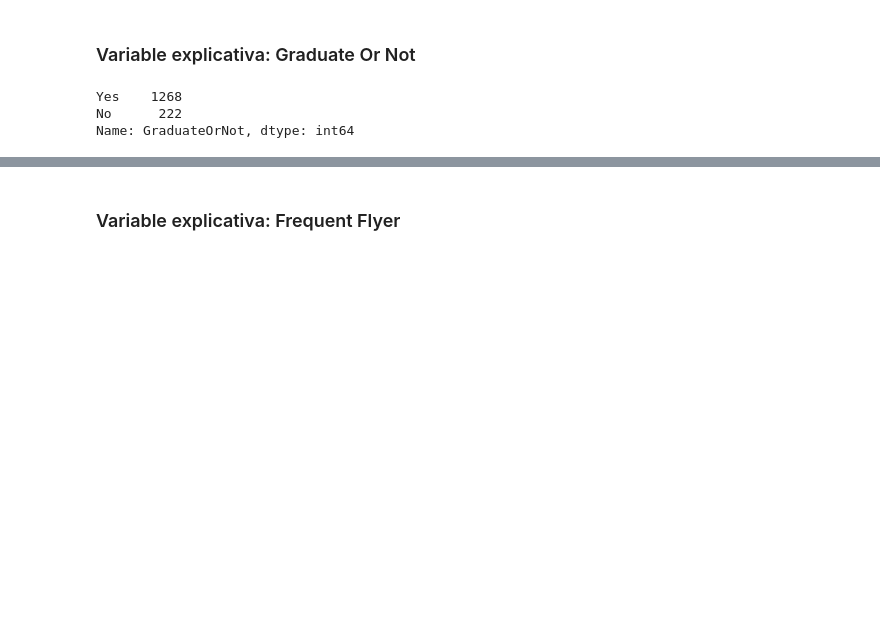
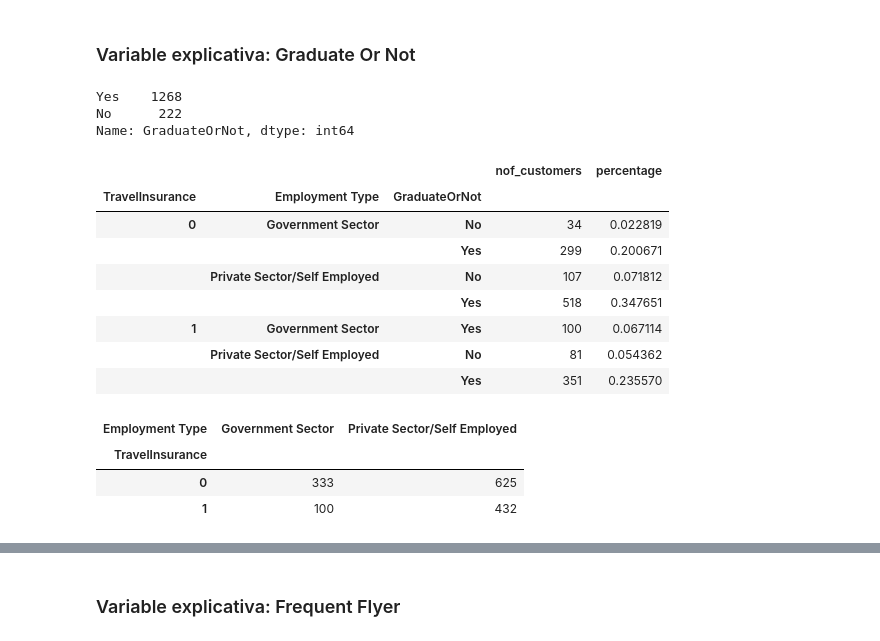
Before and after one commit to PamelaPairo/aprendizaje_supervisado, a Jupyter notebook: TP Aprendizaje Supervisado.ipynb, the cells around one changed output, grey strips where cells are left out. Cells and saved outputs as stored; diff of their text form; code cells hidden in the pictures; blank space fills up the shorter version.

```diff
--- a/TP Aprendizaje Supervisado.ipynb
+++ b/TP Aprendizaje Supervisado.ipynb
@@ -217,3 +218,29 @@ df_train["GraduateOrNot"].value_counts()
 Yes    1268
 No      222
 Name: GraduateOrNot, dtype: int64
+# %%
+(
+    df_train[["TravelInsurance", "Employment Type", "GraduateOrNot", "Customer"]]
+        .groupby(["TravelInsurance", "Employment Type", "GraduateOrNot"])
+        .agg(
+            nof_customers=("Customer", "count"),
+            percentage=("Customer", lambda group: len(group) / len(df_train))
+        )
+)
+# %% [output]
+|  |  |  | nof_customers | percentage |
+| TravelInsurance | Employment Type | GraduateOrNot |  |  |
+| 0 | Government Sector | No | 34 | 0.022819 |
+|  |  | Yes | 299 | 0.200671 |
+|  | Private Sector/Self Employed | No | 107 | 0.071812 |
+|  |  | Yes | 518 | 0.347651 |
+| 1 | Government Sector | Yes | 100 | 0.067114 |
+|  | Private Sector/Self Employed | No | 81 | 0.054362 |
+|  |  | Yes | 351 | 0.235570 |
+# %%
+pd.crosstab(df_train["TravelInsurance"], df_train["Employment Type"])
+# %% [output]
+| Employment Type | Government Sector | Private Sector/Self Employed |
+| TravelInsurance |  |  |
+| 0 | 333 | 625 |
+| 1 | 100 | 432 |
```
Also changed, not shown: parts of 7 cells of this notebook, 1 other file.
